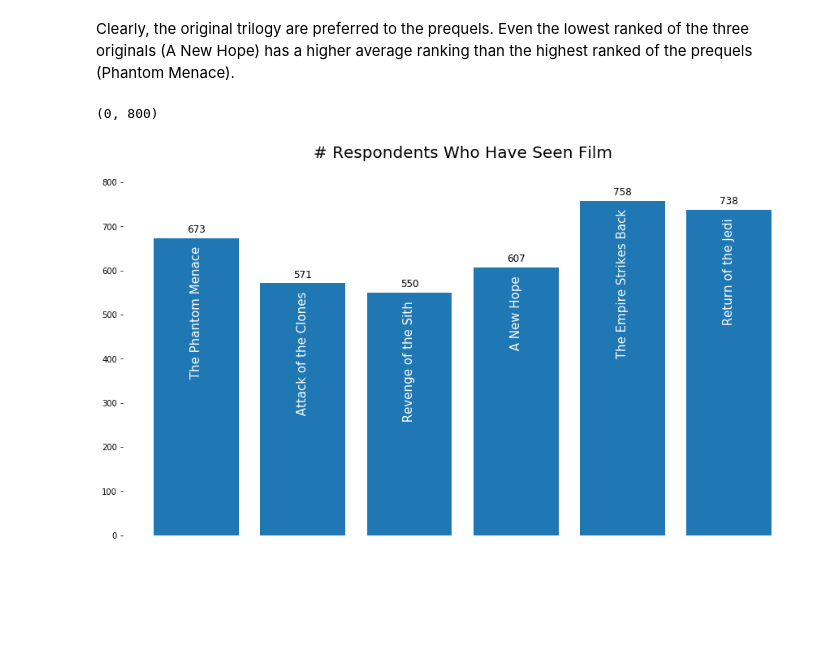
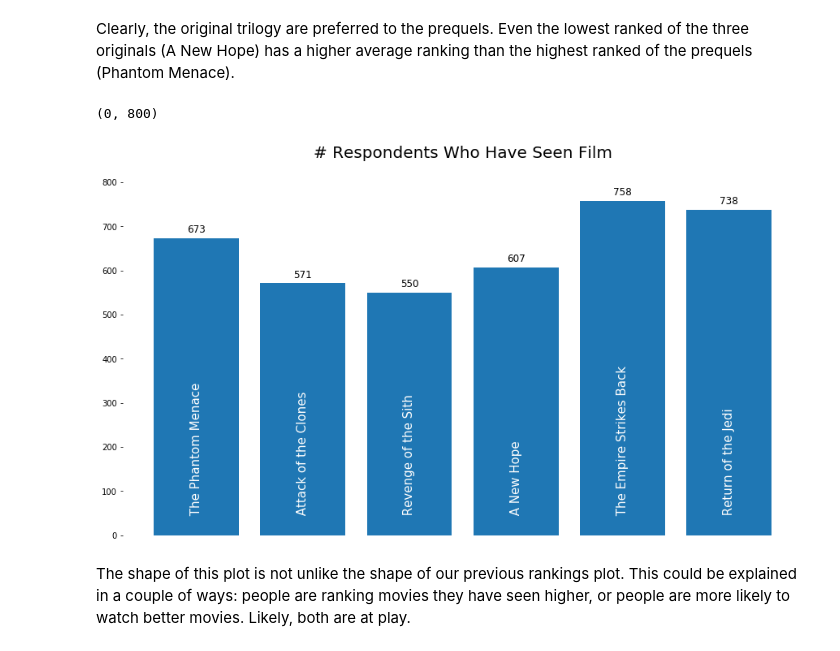
Before and after one commit to annahcasey/dataquest, a Jupyter notebook: data_cleaning_advanced/Star_Wars_Survey.ipynb, the cells around one changed output. Saved outputs shown, nothing was run; the diff lists cells and outputs as text; code cells hidden in the pictures; blank space fills up the shorter version.

```diff
--- a/data_cleaning_advanced/Star_Wars_Survey.ipynb
+++ b/data_cleaning_advanced/Star_Wars_Survey.ipynb
@@ -118,23 +118,25 @@ num_seen = star_wars[star_wars.columns[3:9]].sum()
 # %%
 plt.figure(figsize=(15,8))
 ax = plt.gca()
 plt.bar(x=film_names, height=num_seen)
 plt.title('# Respondents Who Have Seen Film', pad=30, size=20)
 for x,y in zip(film_names, num_seen):
     label = re.split(r': Episode [IV]+', x)[1]
-    plt.annotate(label, (x,y), ha='center', va='top', size=15, rotation=90, c='white',textcoords="offset points", xytext=(0,-10))
+    plt.annotate(label, (x,0), ha='center', va='bottom', size=15, rotation=90, c='white',textcoords="offset points", xytext=(0,20))
     plt.annotate(np.round(y,2), (x,y),textcoords="offset points", xytext=(0,7), ha='center', size=12, c='black')
 ax.spines['top'].set_visible(False)
 ax.spines['right'].set_visible(False)
 ax.spines['bottom'].set_visible(False)
 ax.spines['left'].set_visible(False)
 plt.tick_params(
     axis='x',
     which='both',
     bottom=False,
     top=False,
     labelbottom=False)
 ax.set_ylim((0,800))
 # %% [output]
 (0, 800)
-[figure, old version]
+[figure, new version]
+# %% [markdown]
+The shape of this plot is not unlike the shape of our previous rankings plot. This could be explained in a couple of ways: people are ranking movies they have seen higher, or people are more likely to watch better movies. Likely, both are at play.
```
Also changed, not shown: parts of 4 cells of this notebook.
